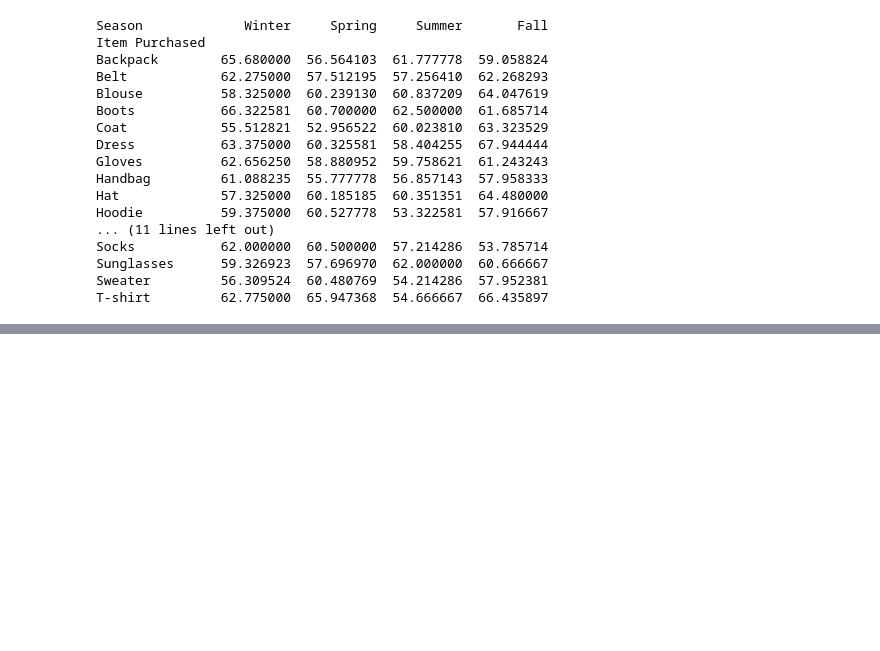
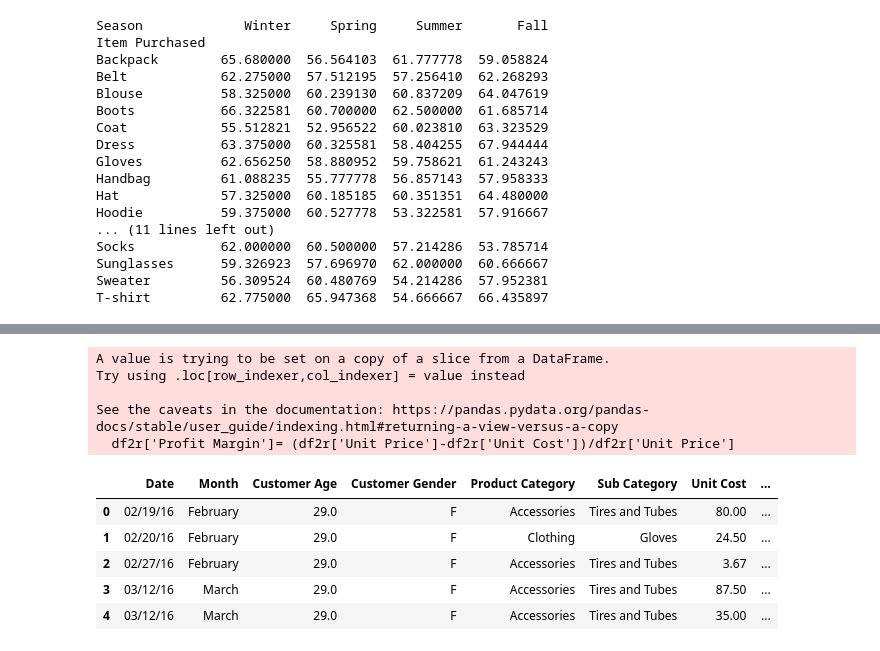
Before and after one commit to JellieTheForg/Dataframes, a Jupyter notebook: datastuff.ipynb, the cells around one changed output, grey strips where cells are left out. Cells and saved outputs as stored; diff of their text form; code cells hidden in the pictures; blank space fills up the shorter version.

```diff
--- a/datastuff.ipynb
+++ b/datastuff.ipynb
@@ -88,0 +113,15 @@ correlation to season. Socks and coats were the same prices give or take a few d
+# %%
+df2r['Profit Margin']= (df2r['Unit Price']-df2r['Unit Cost'])/df2r['Unit Price']
+df2r.head()
+# %% [output]
+A value is trying to be set on a copy of a slice from a DataFrame.
+Try using .loc[row_indexer,col_indexer] = value instead
+
+See the caveats in the documentation: https://pandas.pydata.org/pandas-docs/stable/user_guide/indexing.html#returning-a-view-versus-a-copy
+  df2r['Profit Margin']= (df2r['Unit Price']-df2r['Unit Cost'])/df2r['Unit Price']
+|  | Date | Month | Customer Age | Customer Gender | Product Category | Sub Category | Unit Cost | ... |
+| 0 | 02/19/16 | February | 29.0 | F | Accessories | Tires and Tubes | 80.00 | ... |
+| 1 | 02/20/16 | February | 29.0 | F | Clothing | Gloves | 24.50 | ... |
+| 2 | 02/27/16 | February | 29.0 | F | Accessories | Tires and Tubes | 3.67 | ... |
+| 3 | 03/12/16 | March | 29.0 | F | Accessories | Tires and Tubes | 87.50 | ... |
+| 4 | 03/12/16 | March | 29.0 | F | Accessories | Tires and Tubes | 35.00 | ... |
```
Also changed, not shown: parts of 4 cells of this notebook, 2 other files.
